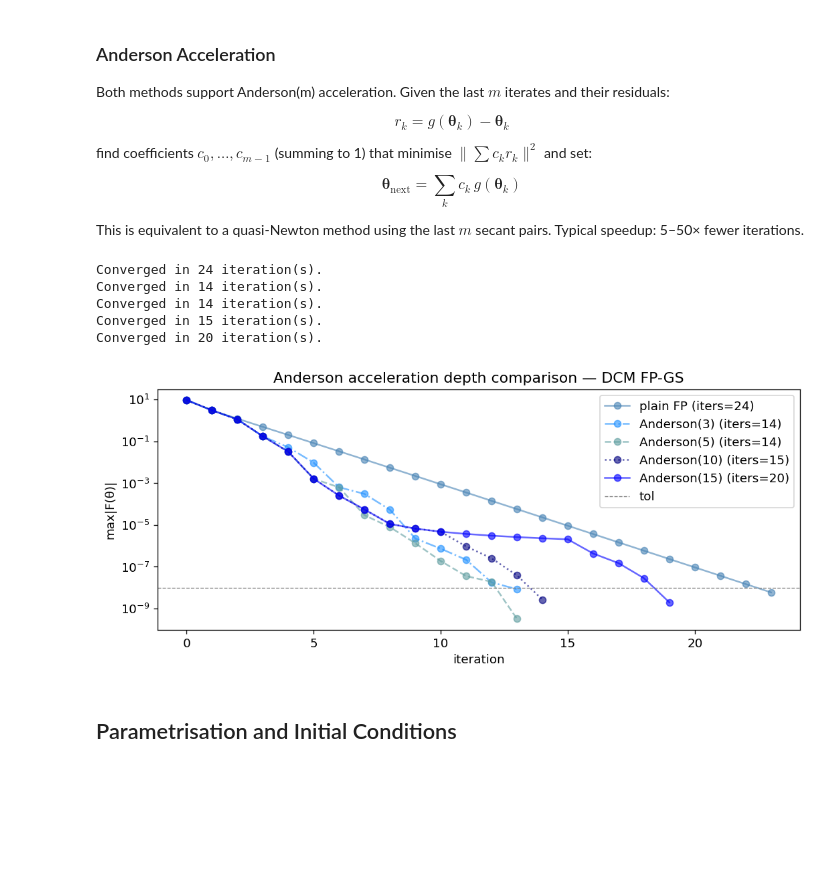
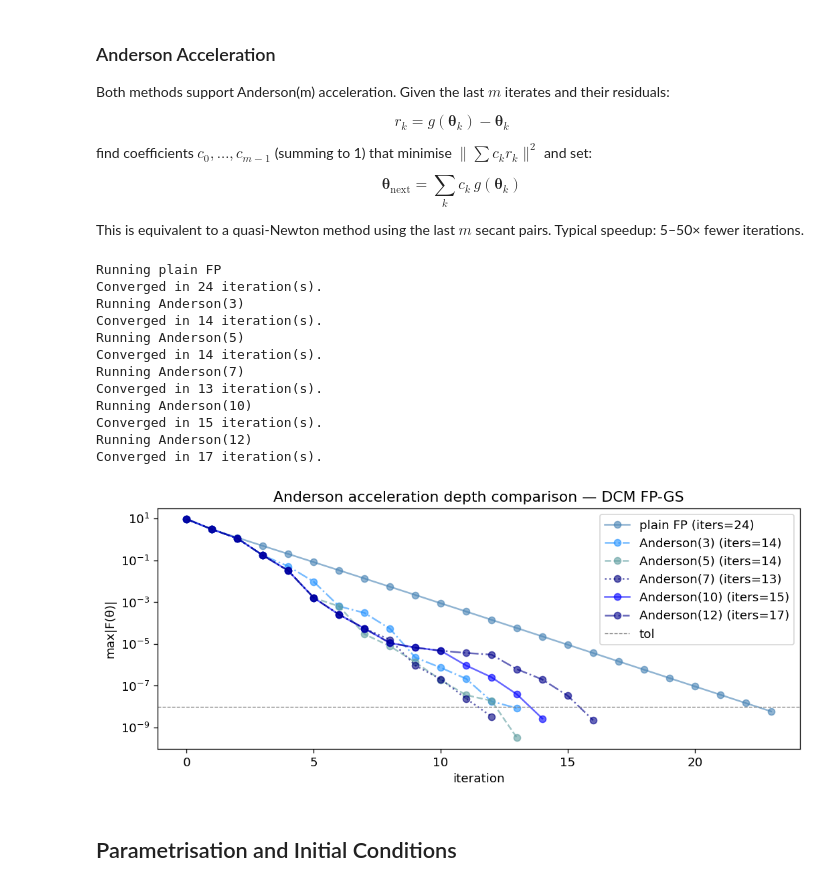
Before and after one commit to fabiosaracco/dcms, a Jupyter notebook: dcms_tutorial.ipynb, the cells around one changed output. Saved outputs shown, nothing was run; the diff lists cells and outputs as text; code cells hidden in the pictures; blank space fills up the shorter version.

```diff
--- a/dcms_tutorial.ipynb
+++ b/dcms_tutorial.ipynb
@@ -571,28 +571,36 @@ This is equivalent to a quasi-Newton method using the last $m$ secant pairs.  Ty
 # %%
 # Compare plain FP vs Anderson(1) vs Anderson(10) on DCM
 fig, ax = plt.subplots(figsize=(9, 4))
 
-colors = ['steelblue', 'dodgerblue','cadetblue', 'navy', 'blue']
-lss=['-', '-.', '--', ':', '-']
-labels_depths = [('plain FP', 0), ('Anderson(3)', 3), ('Anderson(5)', 5), ('Anderson(10)', 10), ('Anderson(15)', 15)]
+colors = ['steelblue', 'dodgerblue','cadetblue', 'navy', 'blue', 'darkblue']
+lss=['-', '-.', '--', ':', '-', '-.']
+labels_depths = [('plain FP', 0), ('Anderson(3)', 3), ('Anderson(5)', 5), ('Anderson(7)', 7), ('Anderson(10)', 10), ('Anderson(12)', 12)]
 
 for (label, depth), color, ls in zip(labels_depths, colors, lss):
+    print(f"Running {label}")
     model.solve_tool(variant='gauss-seidel', tol=1e-8, anderson_depth=depth)
     ax.semilogy(model.residuals, label=f'{label} (iters={model.iterations})', color=color, linestyle=ls, marker='o', alpha=0.6)
 
 ax.axhline(1e-8, color='gray', linestyle='--', linewidth=0.8, label='tol')
 ax.set_xlabel('iteration'); ax.set_ylabel('max|F(θ)|')
 ax.set_title('Anderson acceleration depth comparison — DCM FP-GS')
 ax.legend()
 plt.tight_layout()
 plt.show()
 # %% [output]
+Running plain FP
 Converged in 24 iteration(s).
+Running Anderson(3)
 Converged in 14 iteration(s).
+Running Anderson(5)
 Converged in 14 iteration(s).
+Running Anderson(7)
+Converged in 13 iteration(s).
+Running Anderson(10)
 Converged in 15 iteration(s).
-Converged in 20 iteration(s).
+Running Anderson(12)
+Converged in 17 iteration(s).
-[figure, old version]
+[figure, new version]
 # %% [markdown]
 ## Parametrisation and Initial Conditions
 # %% [markdown]
```
Also changed, not shown: parts of 2 cells of this notebook.
